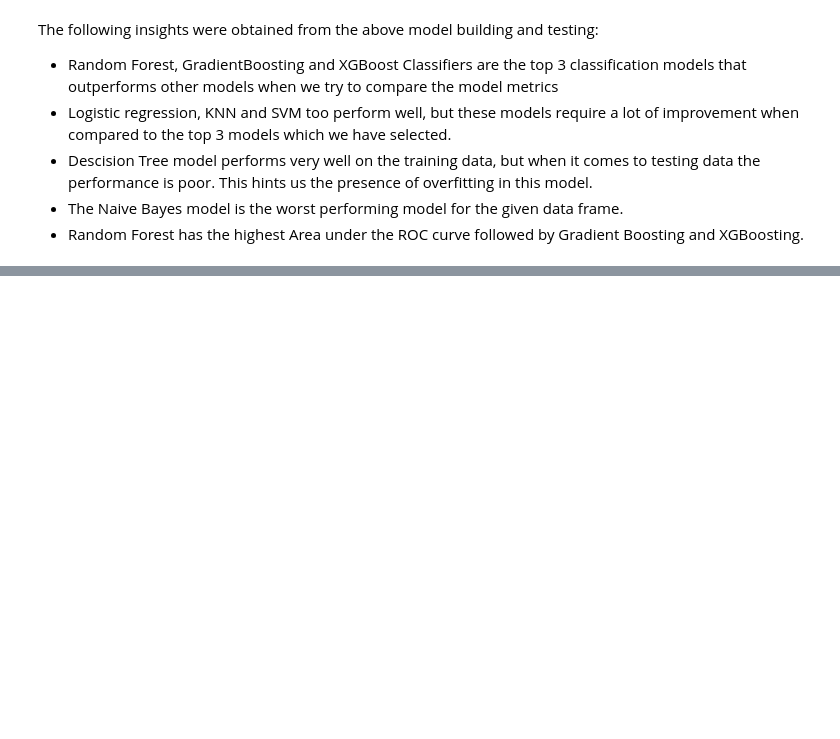
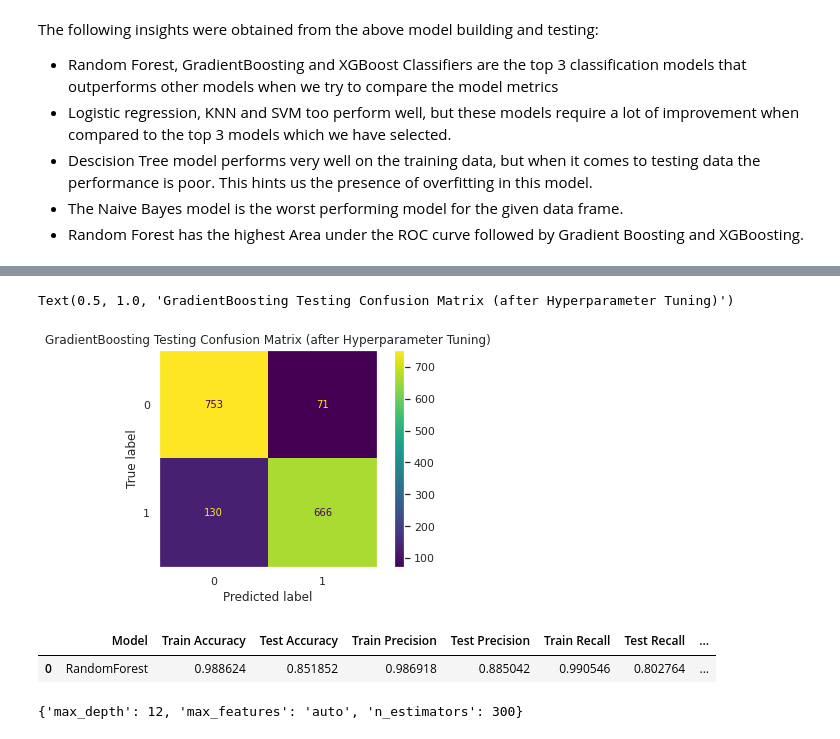
Before and after one commit to Srijan-Rai/CardioVascularRiskPrediction, a Jupyter notebook: Cardiovascular_Risk_Prediction(Classification).ipynb, the cells around one changed output, grey strips where cells are left out. Cells and saved outputs as stored; diff of their text form; code cells hidden in the pictures; blank space fills up the shorter version.

```diff
--- a/Cardiovascular_Risk_Prediction(Classification).ipynb
+++ b/Cardiovascular_Risk_Prediction(Classification).ipynb
@@ -621,0 +743,9 @@ The following insights were obtained from the above model building and testing:
+# %%
+#GradientBoosting Testing Confusion After Hyperparameter tuning
+GradientBoosting_Test_CM_Display =  ConfusionMatrixDisplay(confusion_matrix = GradientBoosting_Test_CM)
+GradientBoosting_Test_CM_Display.plot()
+plt.grid(False)
+plt.title("GradientBoosting Testing Confusion Matrix (after Hyperparameter Tuning)")
+# %% [output]
+Text(0.5, 1.0, 'GradientBoosting Testing Confusion Matrix (after Hyperparameter Tuning)')
+[figure, added]
@@ -621,0 +758,11 @@ The following insights were obtained from the above model building and testing:
+# %%
+#RandomForest Results After Hyperparameter tuning
+RandomForest_Result
+# %% [output]
+|  | Model | Train Accuracy | Test Accuracy | Train Precision | Test Precision | Train Recall | Test Recall | ... |
+| 0 | RandomForest | 0.988624 | 0.851852 | 0.986918 | 0.885042 | 0.990546 | 0.802764 | ... |
+# %%
+#RandomForest Parameters After Hyperparameter tuning
+RandomForest_Best_Params
+# %% [output]
+{'max_depth': 12, 'max_features': 'auto', 'n_estimators': 300}
```
Also changed, not shown: parts of 32 cells of this notebook.
